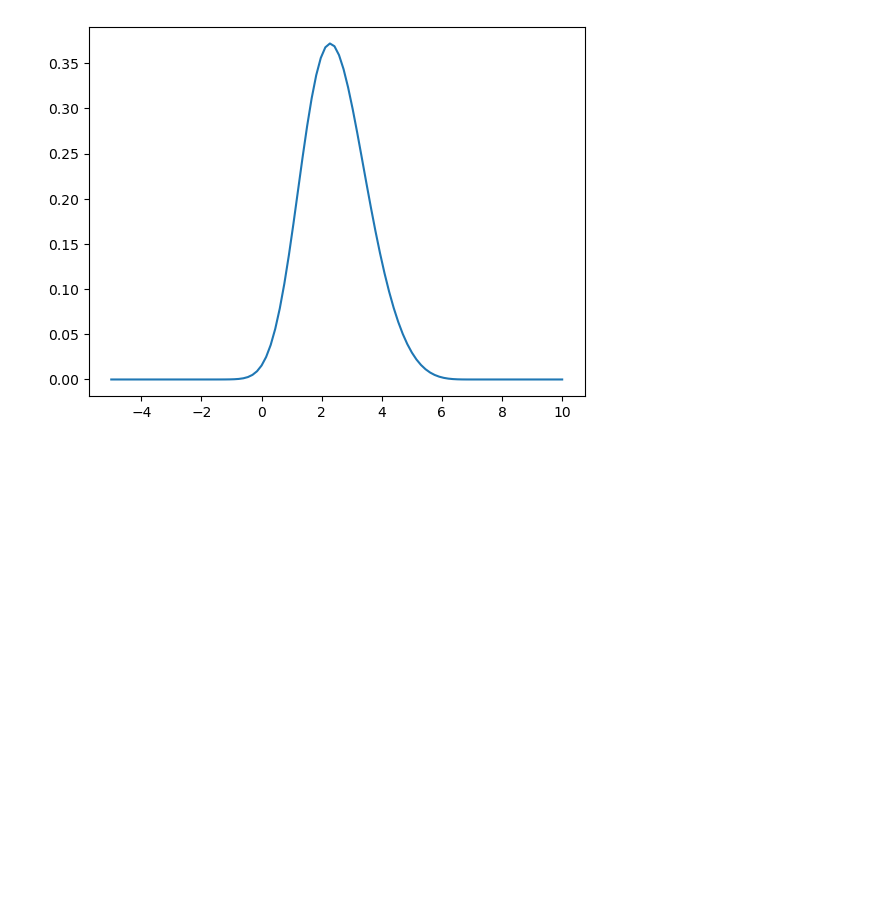
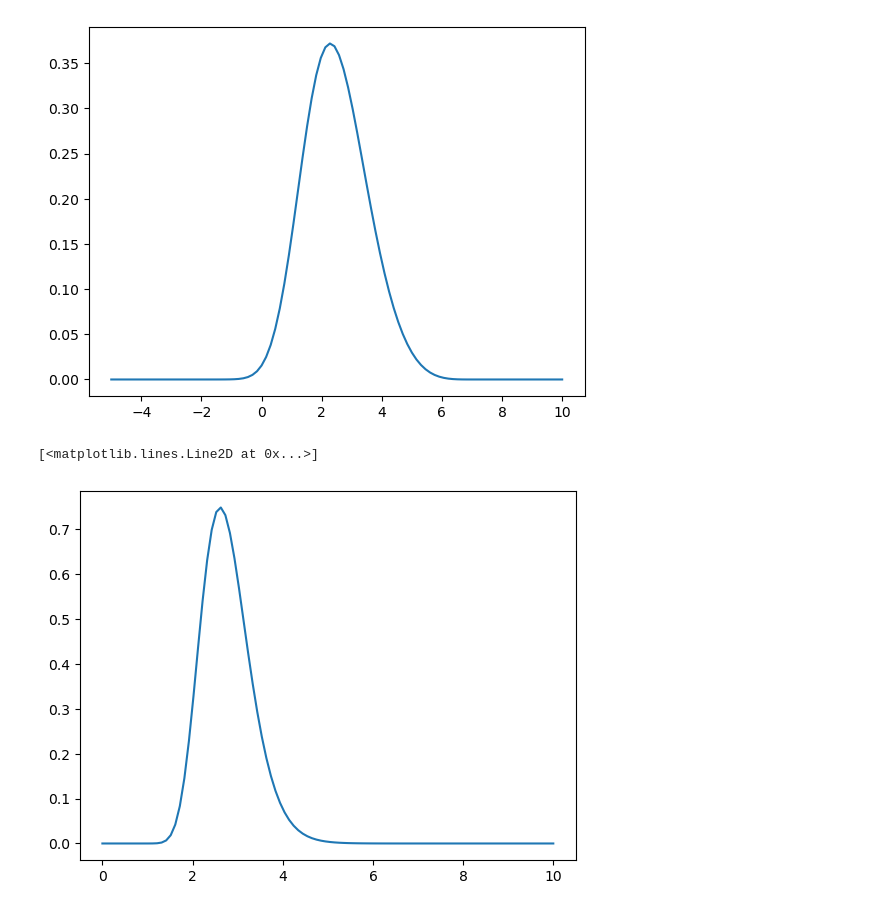
Before and after one commit to SimonHakvoort/thesiscode, a Jupyter notebook: src/visualization/gev_distribution_plotting.ipynb, the cells around one changed output. Drawn from its saved outputs; the diff is of its cells as text; code cells hidden in the pictures; blank space fills up the shorter version.

```diff
--- a/src/visualization/gev_distribution_plotting.ipynb
+++ b/src/visualization/gev_distribution_plotting.ipynb
@@ -60,3 +91,12 @@ plt.plot(values, gev_distr.prob(values))
 tf.Tensor(0.003986163, shape=(), dtype=float32)
 [<matplotlib.lines.Line2D at 0x...>]
 [figure]
+# %%
+# plot a lognormal cdf
+
+lognorm_distr = tfpd.LogNormal(loc=1, scale=0.2)
+values = np.linspace(0, 10, 100)
+plt.plot(values, lognorm_distr.prob(values))
+# %% [output]
+[<matplotlib.lines.Line2D at 0x...>]
+[figure, added]
```
Also changed, not shown: parts of 2 cells of this notebook, 5 other files.
